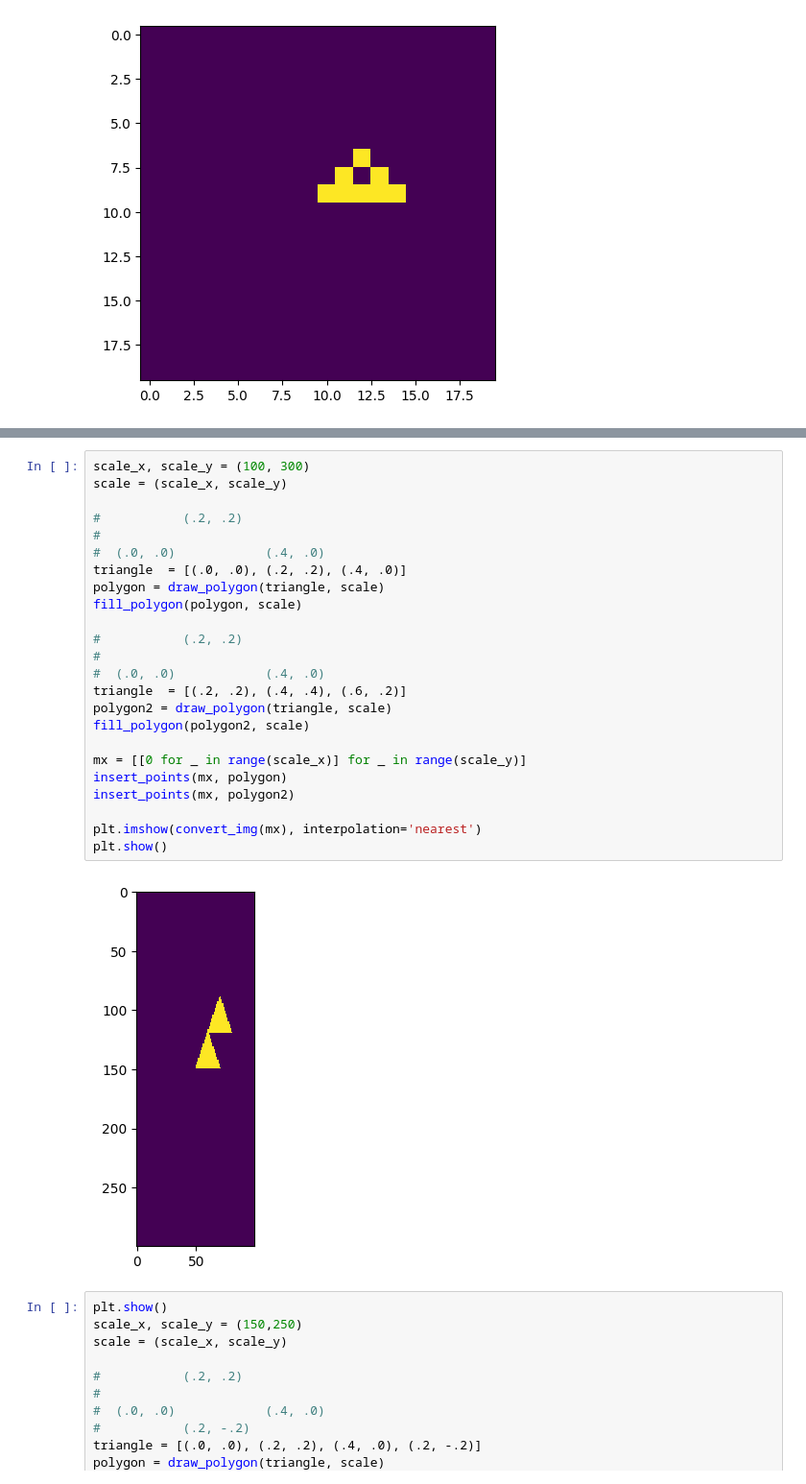
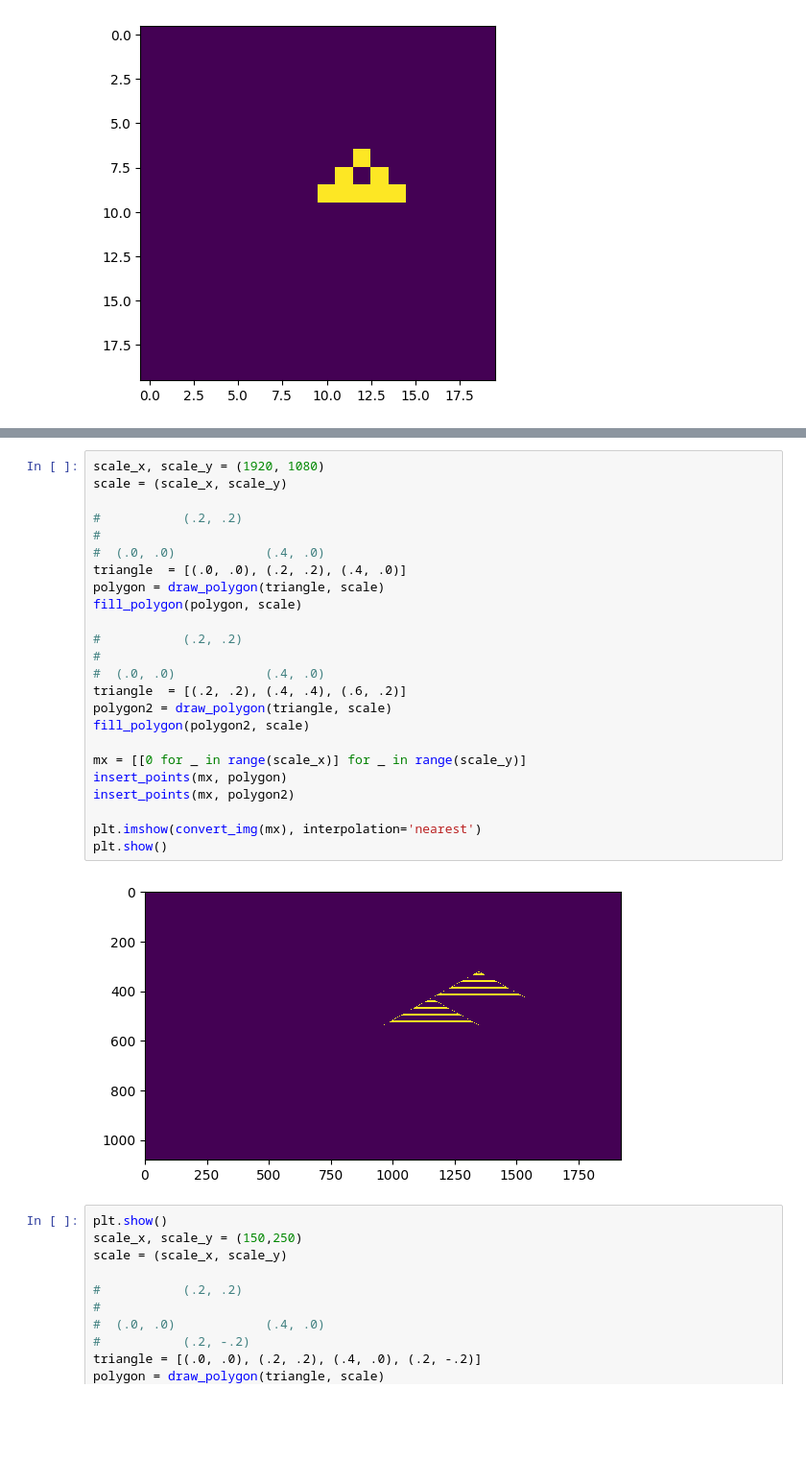
Before and after one commit to Beloin/PythonGraphicLibrary, a Jupyter notebook: test.ipynb, the cells around one changed output, grey strips where cells are left out. Shown at 96% size. Saved outputs shown, nothing was run; the diff lists cells and outputs as text; blank space fills up the shorter version.

```diff
--- a/test.ipynb
+++ b/test.ipynb
@@ -160,29 +158,29 @@ plt.show()
 # %%
-scale_x, scale_y = (100, 300)
+scale_x, scale_y = (1920, 1080)
 scale = (scale_x, scale_y)
 
 #           (.2, .2)
 #
 #  (.0, .0)            (.4, .0)
 triangle  = [(.0, .0), (.2, .2), (.4, .0)]
 polygon = draw_polygon(triangle, scale)
 fill_polygon(polygon, scale)
 
 #           (.2, .2)
 #
 #  (.0, .0)            (.4, .0)
 triangle  = [(.2, .2), (.4, .4), (.6, .2)]
 polygon2 = draw_polygon(triangle, scale)
 fill_polygon(polygon2, scale)
 
 mx = [[0 for _ in range(scale_x)] for _ in range(scale_y)]
 insert_points(mx, polygon)
 insert_points(mx, polygon2)
 
 plt.imshow(convert_img(mx), interpolation='nearest')
 plt.show()
 # %% [output]
-[figure, old version]
+[figure, new version]
 # %%
 plt.show()
 scale_x, scale_y = (150,250)
```
Also changed, not shown: parts of 4 cells of this notebook, 3 other files.
